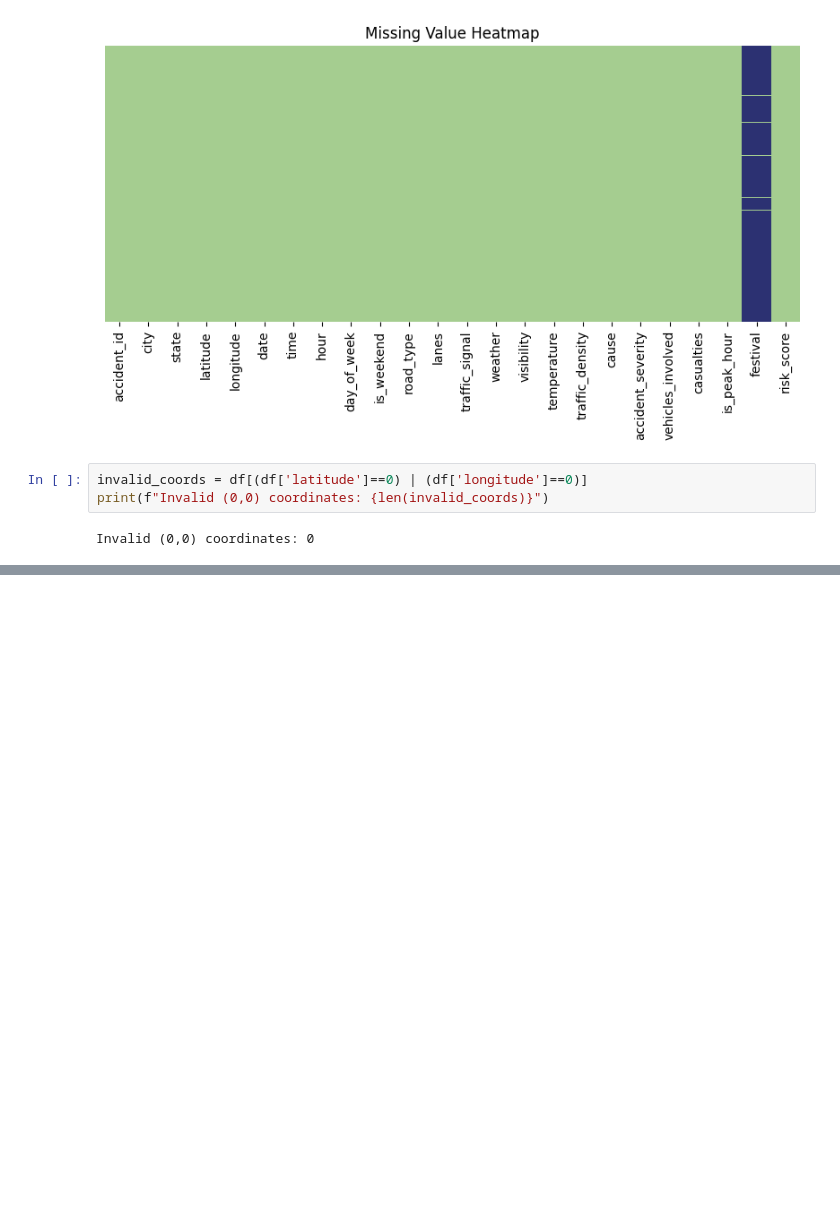
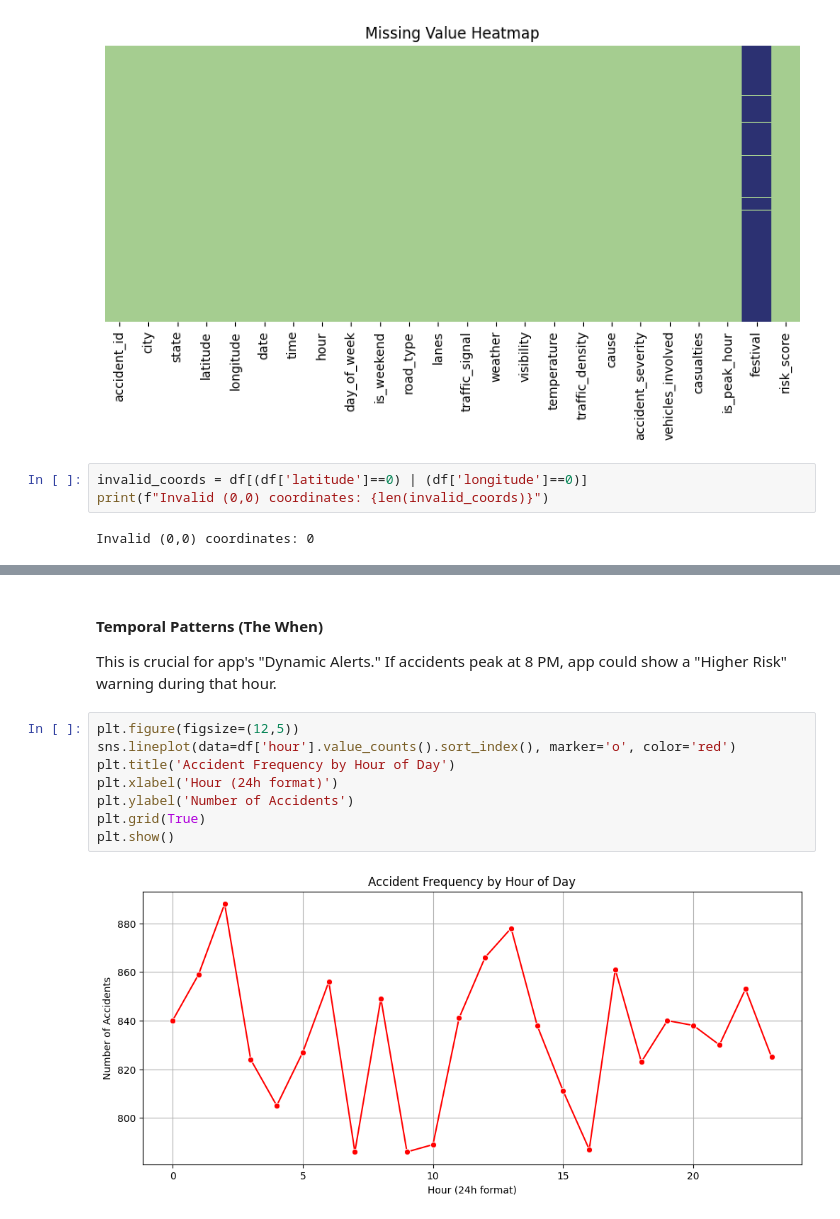
Before and after one commit to road-safety-and-blackspot-detection/Blackspot-Detection-Alert-System, a Jupyter notebook: ml-engine/notebooks/01_eda.ipynb, the cells around one changed output, grey strips where cells are left out. Cells and saved outputs as stored; diff of their text form; blank space fills up the shorter version.

```diff
--- a/ml-engine/notebooks/01_eda.ipynb
+++ b/ml-engine/notebooks/01_eda.ipynb
@@ -57,0 +77,13 @@ Invalid (0,0) coordinates: 0
+# %% [markdown]
+#### Temporal Patterns (The When)
+This is crucial for app's "Dynamic Alerts." If accidents peak at 8 PM, app could show a "Higher Risk" warning during that hour.
+# %%
+plt.figure(figsize=(12,5))
+sns.lineplot(data=df['hour'].value_counts().sort_index(), marker='o', color='red')
+plt.title('Accident Frequency by Hour of Day')
+plt.xlabel('Hour (24h format)')
+plt.ylabel('Number of Accidents')
+plt.grid(True)
+plt.show()
+# %% [output]
+[figure, added]
```
Also changed, not shown: parts of 2 cells of this notebook.
